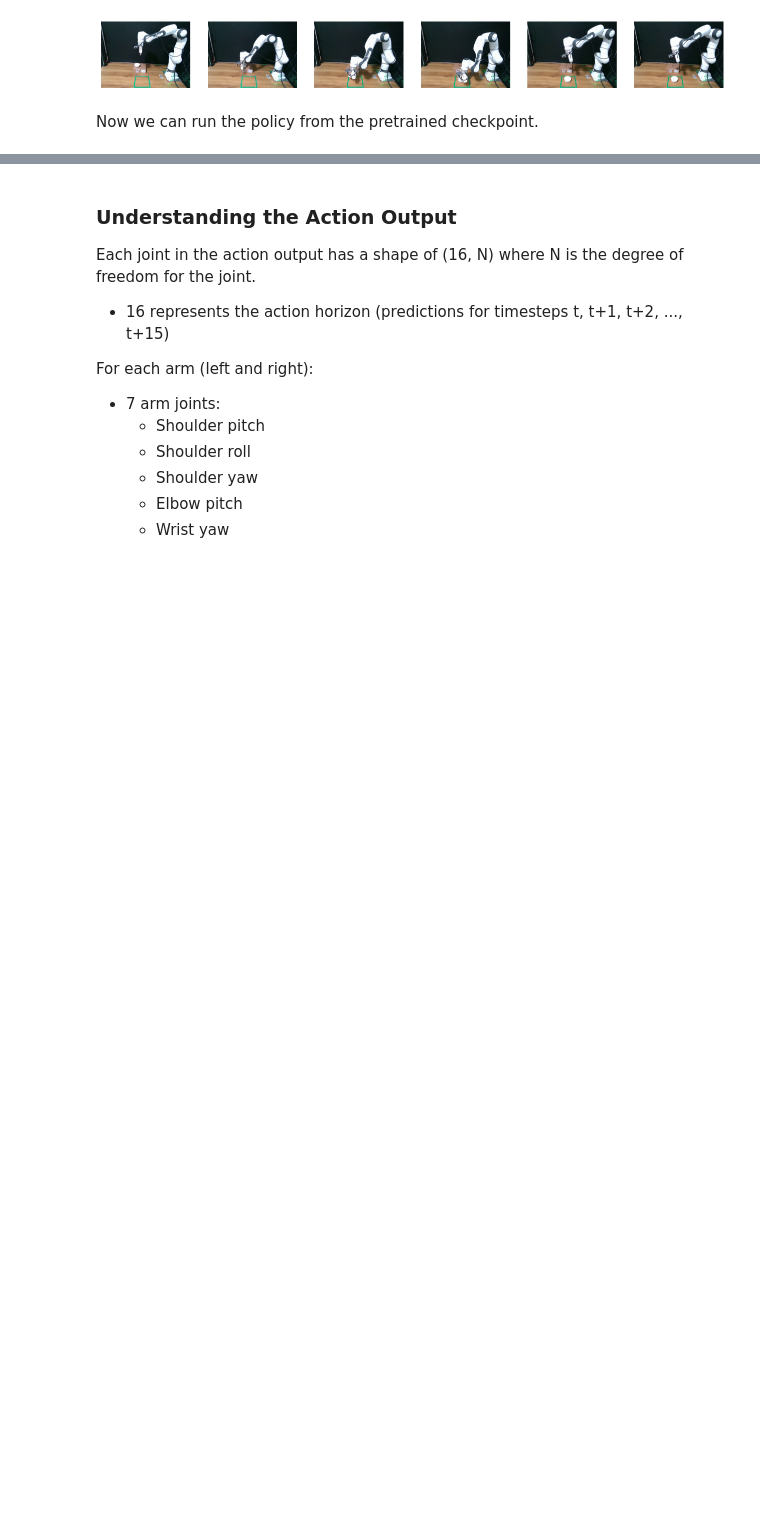
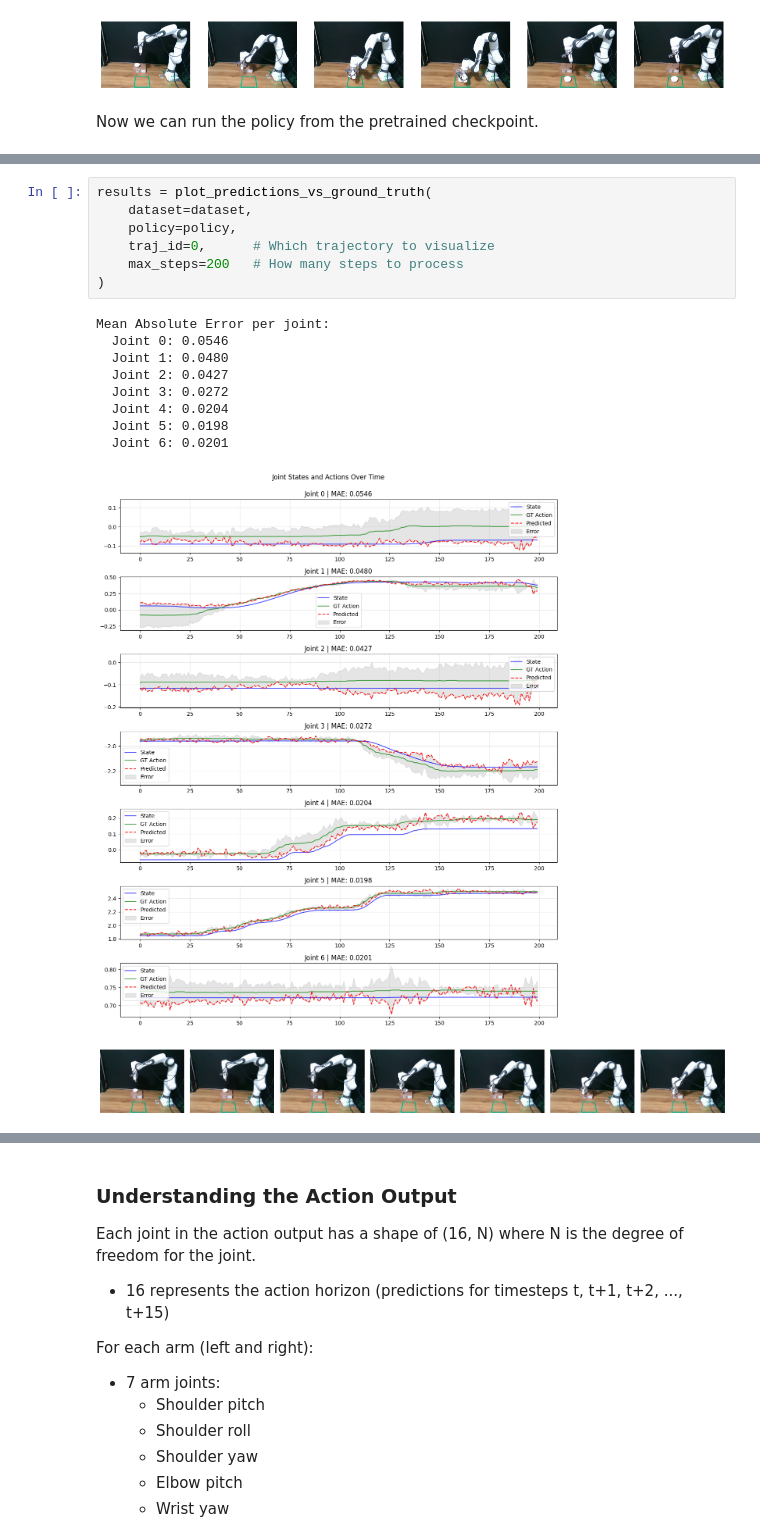
Before and after one commit to josyulakp/gr00t, a Jupyter notebook: getting_started/1_gr00t_inference.ipynb, the cells around one changed output, grey strips where cells are left out. Drawn from its saved outputs; the diff is of its cells as text; blank space fills up the shorter version.

```diff
--- a/getting_started/1_gr00t_inference.ipynb
+++ b/getting_started/1_gr00t_inference.ipynb
@@ -210,3 +304,21 @@ Now we can run the policy from the pretrained checkpoint.
+# %%
+results = plot_predictions_vs_ground_truth(
+    dataset=dataset,
+    policy=policy,
+    traj_id=0,      # Which trajectory to visualize
+    max_steps=200   # How many steps to process
+)
+# %% [output]
+Mean Absolute Error per joint:
+  Joint 0: 0.0546
+  Joint 1: 0.0480
+  Joint 2: 0.0427
+  Joint 3: 0.0272
+  Joint 4: 0.0204
+  Joint 5: 0.0198
+  Joint 6: 0.0201
+[figure, added]
+[figure, added]
 # %%
 predicted_action = policy.get_action(step_data)
 for key, value in predicted_action.items():
```
Also changed, not shown: parts of 2 cells of this notebook.
